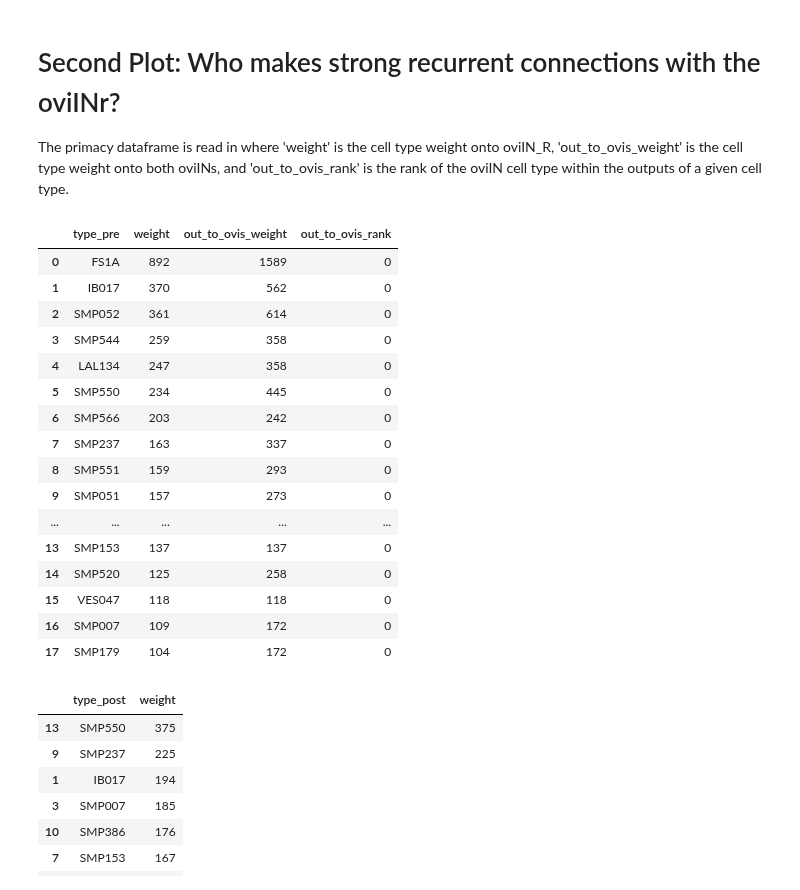
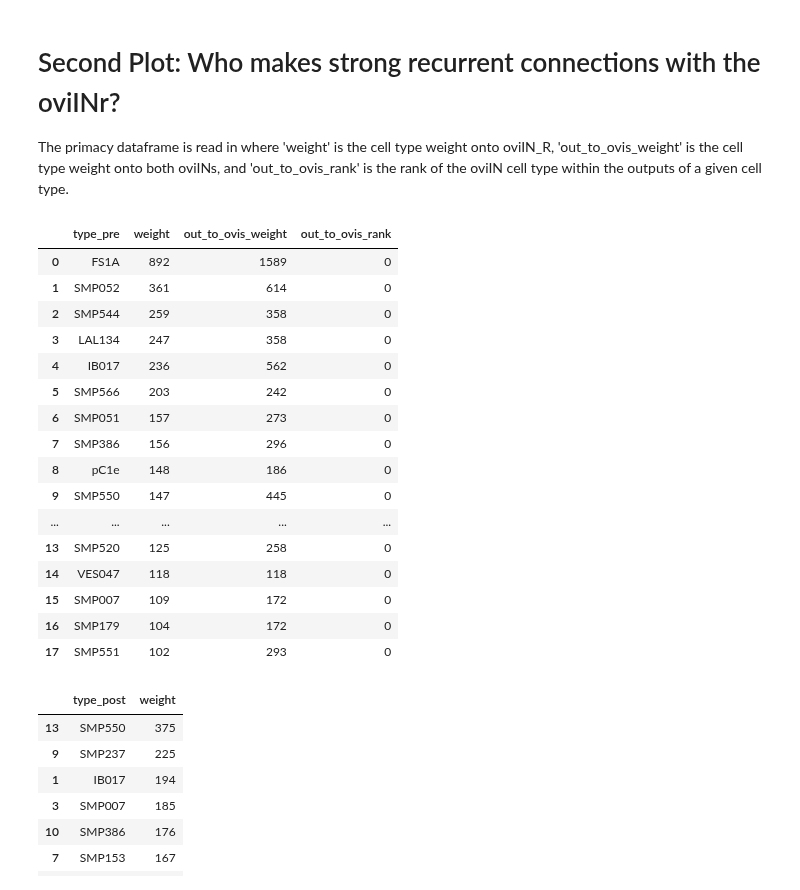
Before and after one commit to Gutierrez-lab/oviIN-inputs, a Jupyter notebook: hub_bespoke.ipynb, the cells around one changed output. Drawn from its saved outputs; the diff is of its cells as text; code cells hidden in the pictures.

```diff
--- a/hub_bespoke.ipynb
+++ b/hub_bespoke.ipynb
@@ -233,29 +251,26 @@ The primacy dataframe is read in where 'weight' is the cell type weight onto ovi
 # %%
-# load the primacy data
-primacy = pd.read_csv('data/output_to_oviIN_primacy.csv', index_col=0)
-
 # pull the types in the best rank
 primaries = primacy[primacy['out_to_ovis_rank'] == 0]
-strong_primaries = primaries[primaries['weight'] > 100].reset_index(drop=True)
+strong_primaries = primaries[primaries['weight'] >= 100].reset_index(drop=True)
 strong_primaries
 # %% [output]
 |  | type_pre | weight | out_to_ovis_weight | out_to_ovis_rank |
 | 0 | FS1A | 892 | 1589 | 0 |
-| 1 | IB017 | 370 | 562 | 0 |
-| 2 | SMP052 | 361 | 614 | 0 |
-| 3 | SMP544 | 259 | 358 | 0 |
-| 4 | LAL134 | 247 | 358 | 0 |
-| 5 | SMP550 | 234 | 445 | 0 |
-| 6 | SMP566 | 203 | 242 | 0 |
-| 7 | SMP237 | 163 | 337 | 0 |
-| 8 | SMP551 | 159 | 293 | 0 |
-| 9 | SMP051 | 157 | 273 | 0 |
+| 1 | SMP052 | 361 | 614 | 0 |
+| 2 | SMP544 | 259 | 358 | 0 |
+| 3 | LAL134 | 247 | 358 | 0 |
+| 4 | IB017 | 236 | 562 | 0 |
+| 5 | SMP566 | 203 | 242 | 0 |
+| 6 | SMP051 | 157 | 273 | 0 |
+| 7 | SMP386 | 156 | 296 | 0 |
+| 8 | pC1e | 148 | 186 | 0 |
+| 9 | SMP550 | 147 | 445 | 0 |
 | ... | ... | ... | ... | ... |
-| 13 | SMP153 | 137 | 137 | 0 |
-| 14 | SMP520 | 125 | 258 | 0 |
-| 15 | VES047 | 118 | 118 | 0 |
-| 16 | SMP007 | 109 | 172 | 0 |
-| 17 | SMP179 | 104 | 172 | 0 |
+| 13 | SMP520 | 125 | 258 | 0 |
+| 14 | VES047 | 118 | 118 | 0 |
+| 15 | SMP007 | 109 | 172 | 0 |
+| 16 | SMP179 | 104 | 172 | 0 |
+| 17 | SMP551 | 102 | 293 | 0 |
 # %%
 prims_to_oviINr = fetch_simple_connections(oviINr_bodyID, strong_primaries['type_pre'])
 prim_types_to_oviINr = prims_to_oviINr[['type_post','weight']].groupby('type_post').sum('weight').reset_index()
```
Also changed, not shown: parts of 19 cells of this notebook, 3 other files.
